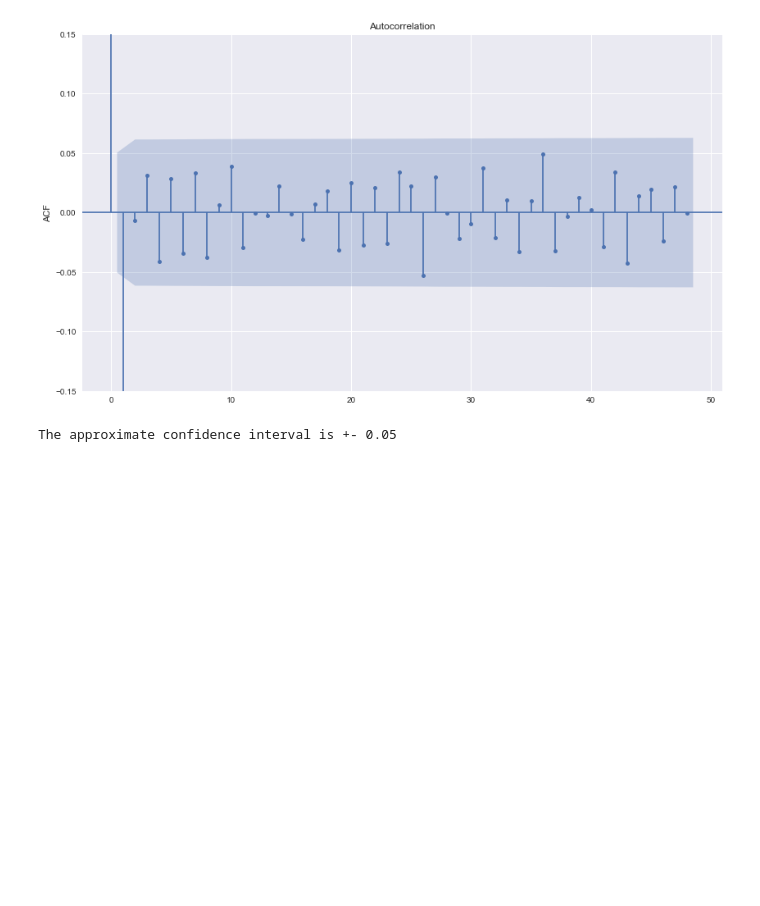
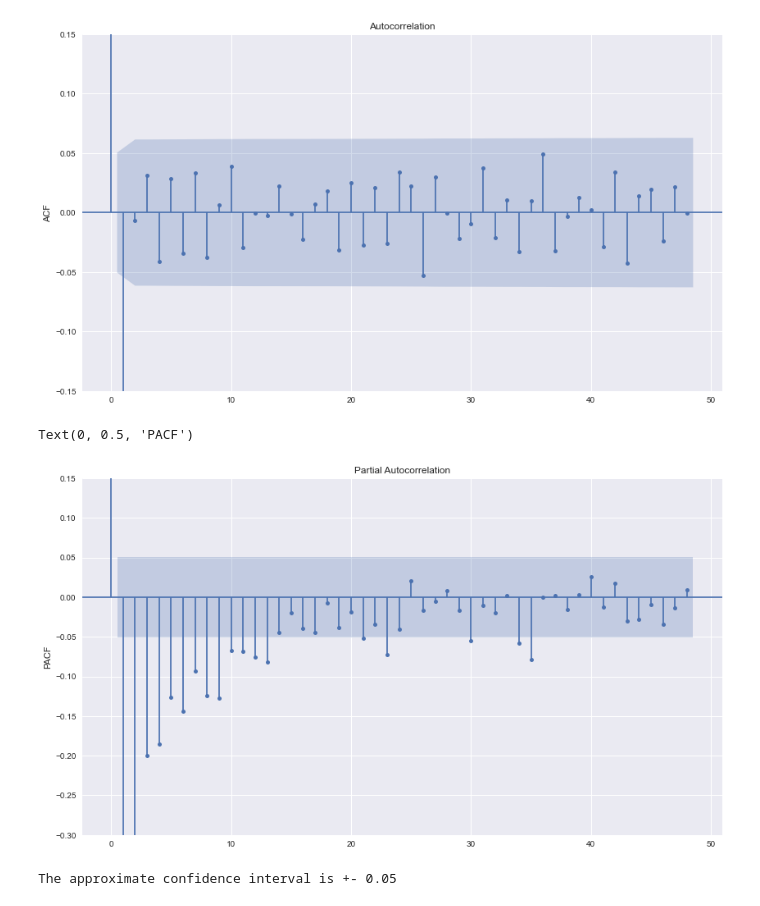
Before and after one commit to lilianasku/Time-series-analysis, a Jupyter notebook: notebooks/Rainfall_SeasonalChanges.ipynb, the cells around one changed output. Saved outputs shown, nothing was run; the diff lists cells and outputs as text; code cells hidden in the pictures; blank space fills up the shorter version.

```diff
--- a/notebooks/Rainfall_SeasonalChanges.ipynb
+++ b/notebooks/Rainfall_SeasonalChanges.ipynb
@@ -191,6 +199,14 @@ plt.ylabel('ACF')
 # %% [output]
 Text(0, 0.5, 'ACF')
 [figure]
+# %%
+#plotting PACF of monthly differenced values
+plot_pacf(rain_monthly_diff.dropna(), lags = 48);
+plt.ylim(-0.30,0.15)
+plt.ylabel('PACF')
+# %% [output]
+Text(0, 0.5, 'PACF')
+[figure, added]
 # %%
 #approximate confidence interval
 import math
```
Also changed, not shown: parts of 2 cells of this notebook.
